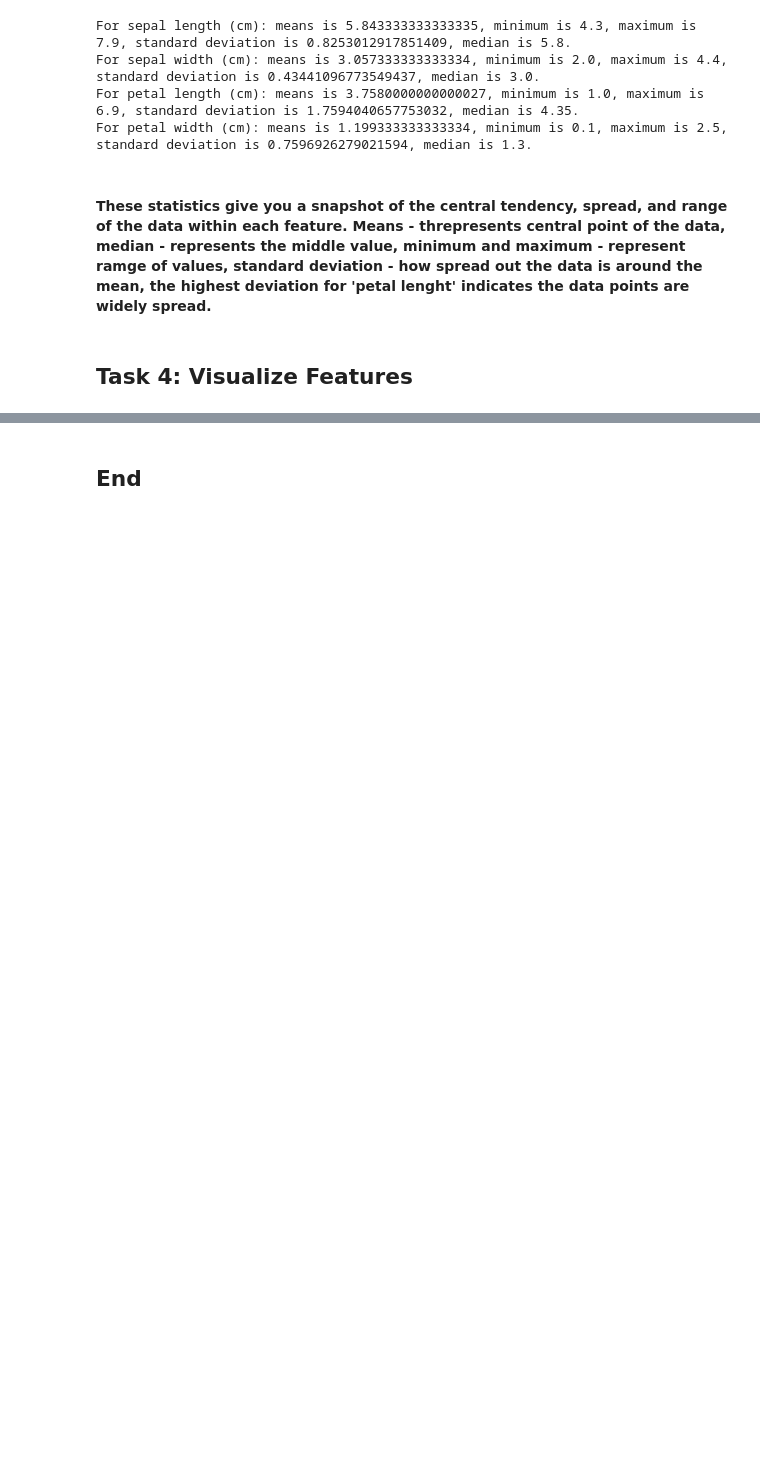
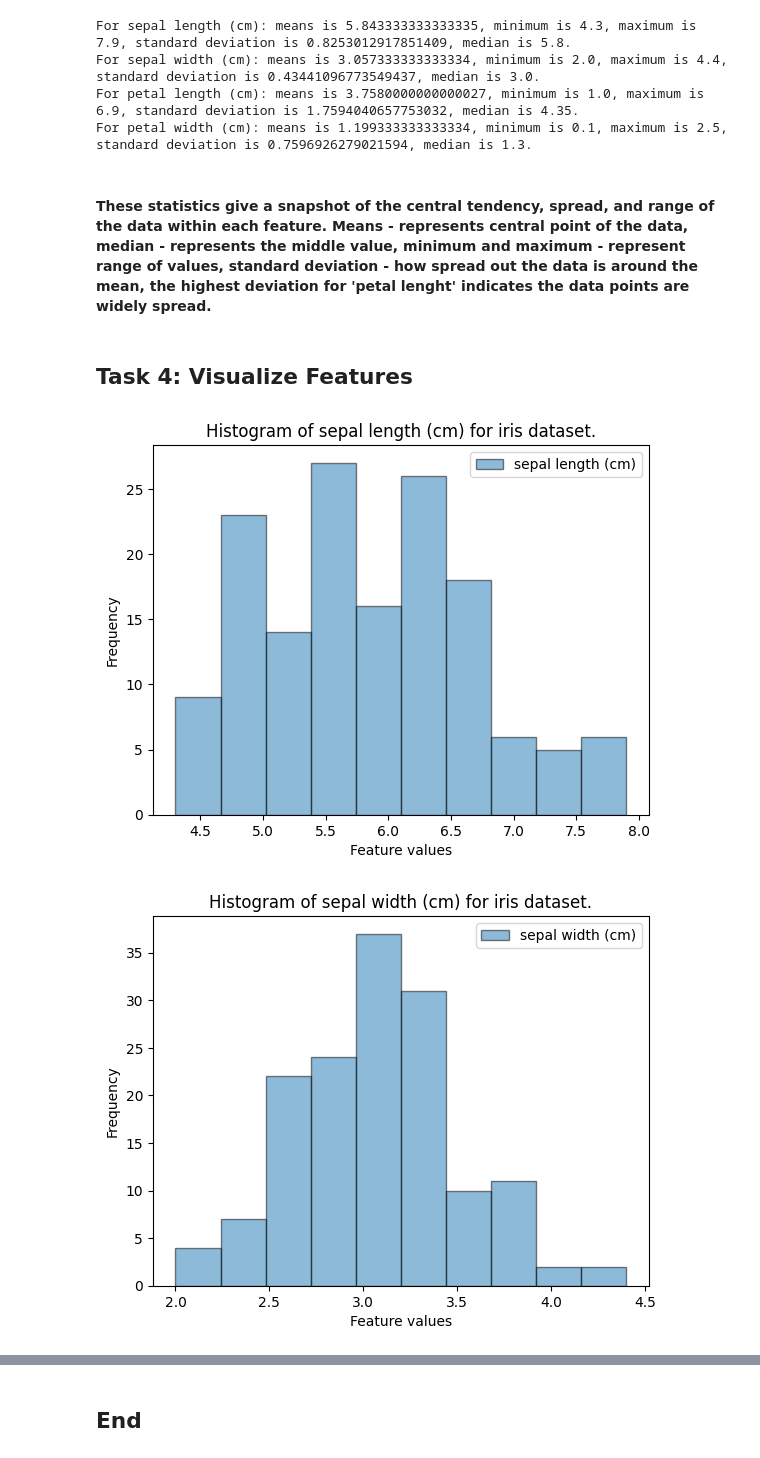
Before and after one commit to justia-pi/principles_of_DA, a Jupyter notebook: tasks.ipynb, the cells around one changed output, grey strips where cells are left out. Cells and saved outputs as stored; diff of their text form; code cells hidden in the pictures; blank space fills up the shorter version.

Commit message:
Histogram plotting

```diff
--- a/tasks.ipynb
+++ b/tasks.ipynb
@@ -109,6 +109,20 @@ For sepal width (cm): means is 3.057333333333334, minimum is 2.0, maximum is 4.4
 For petal length (cm): means is 3.7580000000000027, minimum is 1.0, maximum is 6.9, standard deviation is 1.7594040657753032, median is 4.35.
 For petal width (cm): means is 1.199333333333334, minimum is 0.1, maximum is 2.5, standard deviation is 0.7596926279021594, median is 1.3.
 # %% [markdown]
-#### These statistics give you a snapshot of the central tendency, spread, and range of the data within each feature. Means - threpresents central point of the data, median - represents the middle value, minimum and maximum - represent ramge of values, standard deviation - how spread out the data is around the mean, the highest deviation for 'petal lenght' indicates the data points are widely spread.
+#### These statistics give a snapshot of the central tendency, spread, and range of the data within each feature. Means - represents central point of the data, median - represents the middle value, minimum and maximum - represent range of values, standard deviation - how spread out the data is around the mean, the highest deviation for 'petal lenght' indicates the data points are widely spread.
 # %% [markdown]
 ## Task 4: Visualize Features
+# %%
+feature_names = data['feature_names']
+feature_data = data['data']
+for i in range(len(feature_names)):
+    plt.figure()
+    plt.hist(feature_data[:, i], edgecolor='black', label=feature_names[i], alpha=0.5)
+    plt.ylabel('Frequency')
+    plt.xlabel('Feature values')
+    plt.legend()
+    plt.title(f"Histogram of {feature_names[i]} for iris dataset.")
+plt.show()
+# %% [output]
+[figure, added]
+[figure, added]
```
Also changed, not shown: parts of 2 cells of this notebook.
